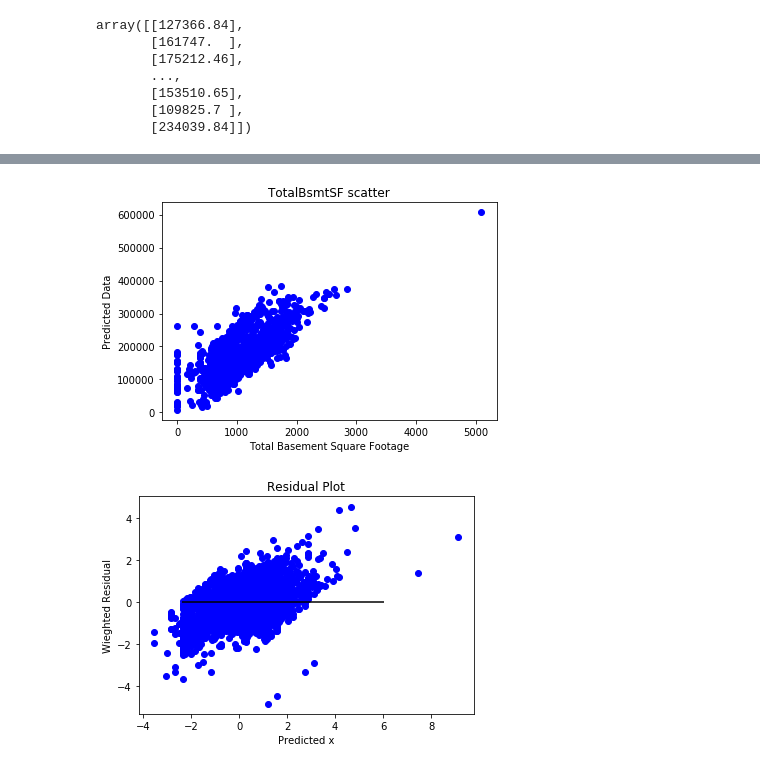
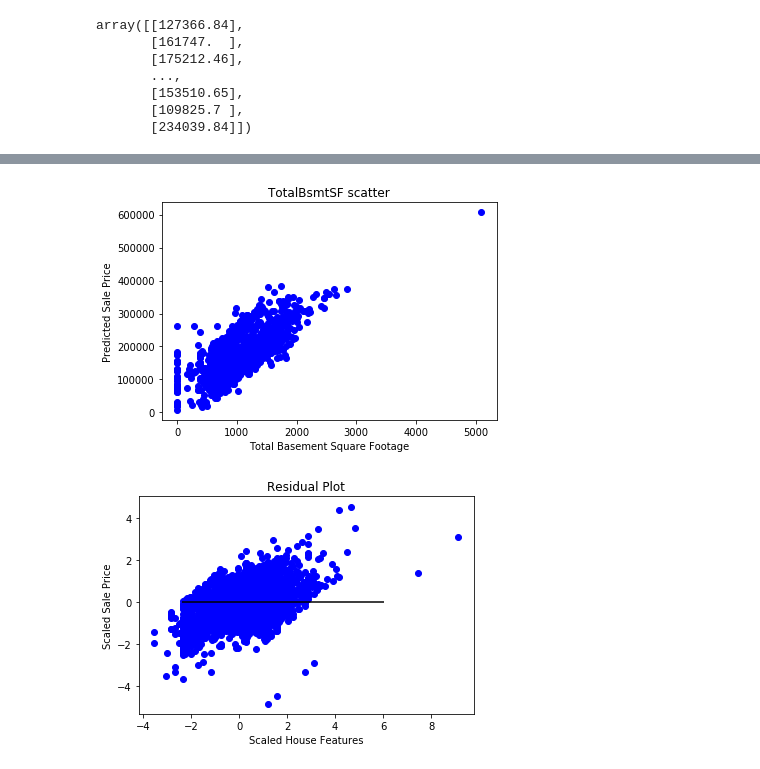
Before and after one commit to crobertson24/Final-Project, a Jupyter notebook: Housing linear regression.ipynb, the cells around one changed output, grey strips where cells are left out. Saved outputs shown, nothing was run; the diff lists cells and outputs as text; code cells hidden in the pictures.

```diff
--- a/Housing linear regression.ipynb
+++ b/Housing linear regression.ipynb
@@ -298,10 +279,10 @@ plt.show()
 plt.scatter(X["TotalBsmtSF"] ,Ridge_test_predictions , c="blue", label="Predicted Data")
 plt.title("TotalBsmtSF scatter")
 plt.xlabel('Total Basement Square Footage')
-plt.ylabel('Predicted Data')
+plt.ylabel('Predicted Sale Price')
 plt.show()
 # %% [output]
-[figure, old version]
+[figure, new version]
 # %%
 ridge = Ridge(alpha=.01).fit(X_train_scaled, y_train_scaled)
 X_scaler = StandardScaler().fit(X)
@@ -310,9 +291,9 @@ Ridge_test_predictions_scaled = ridge.predict(X_test_scaled)
 # %%
 plt.scatter(X_test_scaled , X_test_scaled - Ridge_test_predictions_scaled , c="blue", label="Predicted Data")
 plt.hlines(y=0, xmin=Ridge_test_predictions_scaled.min(), xmax=Ridge_test_predictions_scaled.max())
 plt.title("Residual Plot")
-plt.xlabel('Predicted x')
-plt.ylabel('Wieghted Residual')
+plt.xlabel('Scaled House Features')
+plt.ylabel('Scaled Sale Price')
 plt.show()
 # %% [output]
-[figure, old version]
+[figure, new version]
```
Also changed, not shown: parts of 9 cells of this notebook.
